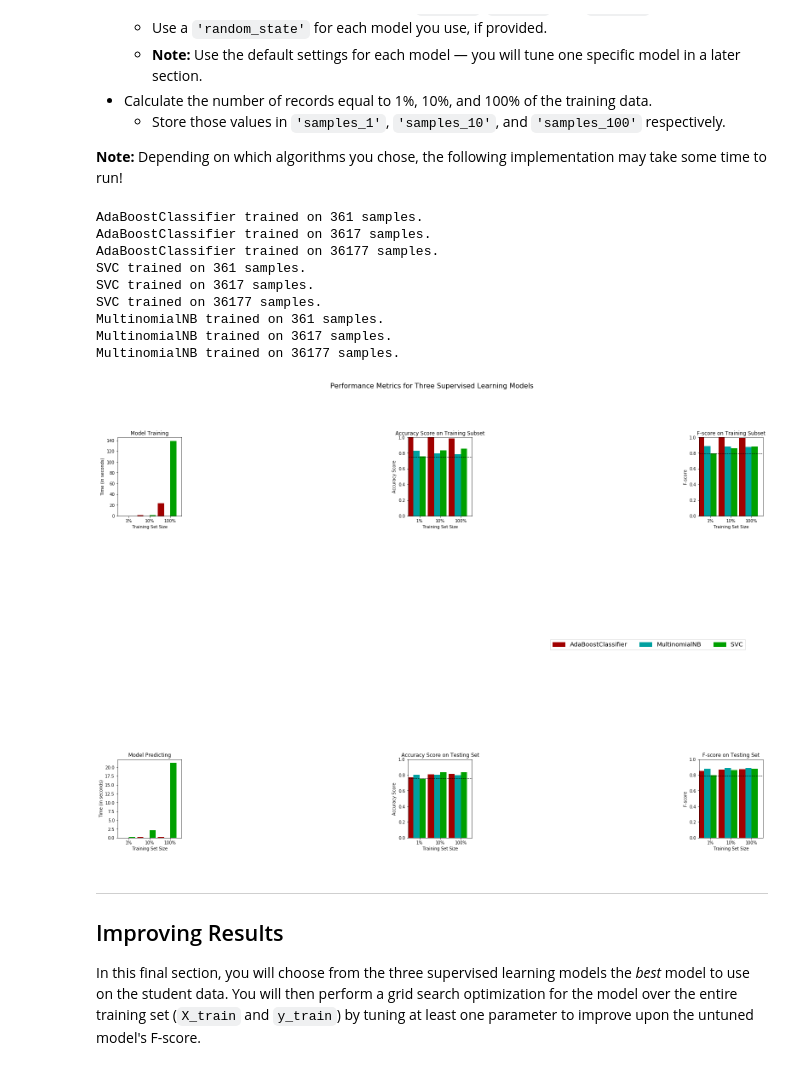
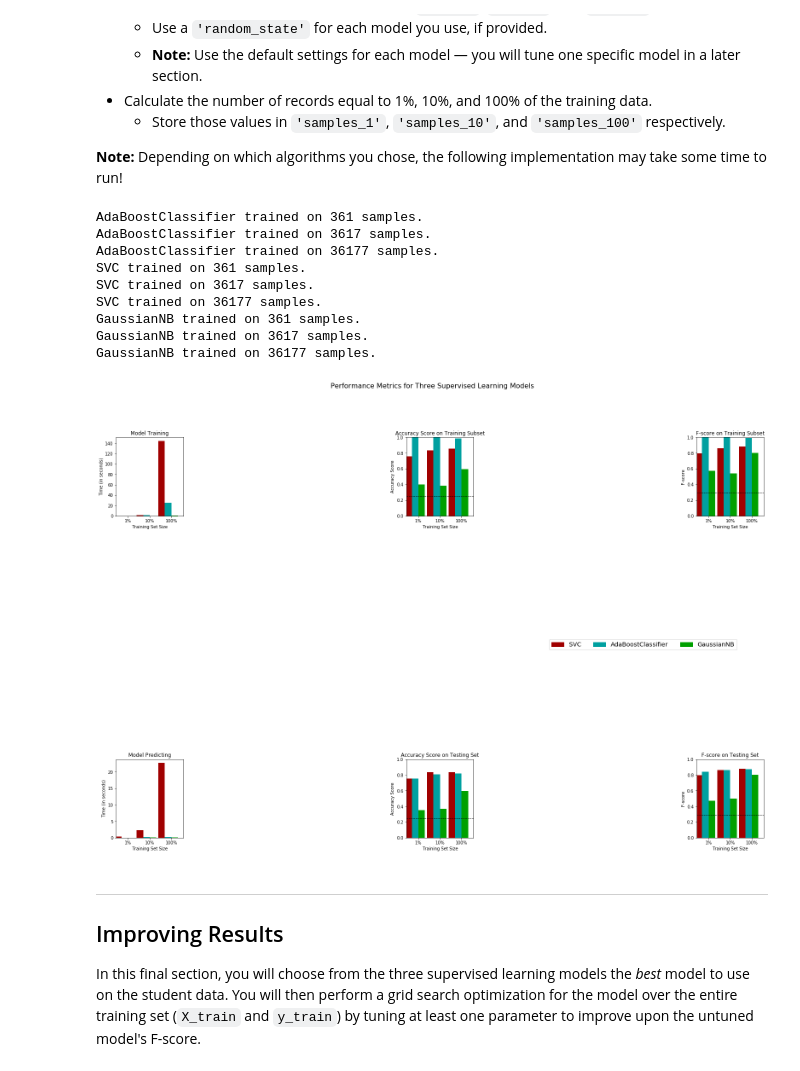
Before and after one commit to SGStrohkorb/Udacity-Other-Projects, a Jupyter notebook: projects/finding_donors/finding_donors.ipynb, the cells around one changed output. Cells and saved outputs as stored; diff of their text form; code cells hidden in the pictures.

```diff
--- a/projects/finding_donors/finding_donors.ipynb
+++ b/projects/finding_donors/finding_donors.ipynb
@@ -54,13 +54,13 @@ A cursory investigation of the dataset will determine how many individuals fit i
 n_records = data.shape[0]
 
 # TODO: Number of records where individual's income is more than $50,000
-n_greater_50k = sum(map(lambda x: 1 if x=='<=50K' else 0, data['income']))
+n_greater_50k = sum(map(lambda x: 1 if x=='>50K' else 0, data['income']))
 
 # TODO: Number of records where individual's income is at most $50,000
-n_at_most_50k = sum(map(lambda x: 1 if x=='>50K' else 0, data['income']))
+n_at_most_50k = sum(map(lambda x: 1 if x=='<=50K' else 0, data['income']))
 
 # TODO: Percentage of individuals whose income is more than $50,000
-greater_percent = n_greater_50k/n_records
+greater_percent = n_greater_50k/n_records*100
 
 # Print the results
 print("Total number of records: {}".format(n_records))
@@ -365,43 +365,43 @@ In the code cell, you will need to implement the following:
 from sklearn.ensemble import AdaBoostClassifier
 from sklearn.tree import DecisionTreeClassifier
 from sklearn.svm import SVC
-from sklearn.naive_bayes import MultinomialNB
+from sklearn.naive_bayes import GaussianNB
 
 # TODO: Initialize the three models
-clf_A = AdaBoostClassifier(base_estimator = DecisionTreeClassifier())
-clf_B = SVC()
-clf_C = MultinomialNB()
+clf_A = AdaBoostClassifier(base_estimator = DecisionTreeClassifier(random_state=72), random_state=72)
+clf_B = SVC(random_state=72)
+clf_C = GaussianNB() #random_state is not a parameter of this function; link: http://scikit-learn.org/stable/modules/generated/sklearn.naive_bayes.GaussianNB.html
 
 # TODO: Calculate the number of samples for 1%, 10%, and 100% of the training data
 # HINT: samples_100 is the entire training set i.e. len(y_train)
 # HINT: samples_10 is 10% of samples_100 (ensure to set the count of the values to be `int` and not `float`)
 # HINT: samples_1 is 1% of samples_100 (ensure to set the count of the values to be `int` and not `float`)
 samples_100 = len(y_train)
 samples_10 = int(len(y_train)*0.1)
 samples_1 = int(len(y_train)*0.01)
 
 # Collect results on the learners
 results = {}
 for clf in [clf_A, clf_B, clf_C]:
     clf_name = clf.__class__.__name__
     results[clf_name] = {}
     for i, samples in enumerate([samples_1, samples_10, samples_100]):
         results[clf_name][i] = \
         train_predict(clf, samples, X_train, y_train, X_test, y_test)
 
 # Run metrics visualization for the three supervised learning models chosen
 vs.evaluate(results, accuracy, fscore)
 # %% [output]
 AdaBoostClassifier trained on 361 samples.
 AdaBoostClassifier trained on 3617 samples.
 AdaBoostClassifier trained on 36177 samples.
 SVC trained on 361 samples.
 SVC trained on 3617 samples.
 SVC trained on 36177 samples.
-MultinomialNB trained on 361 samples.
-MultinomialNB trained on 3617 samples.
-MultinomialNB trained on 36177 samples.
+GaussianNB trained on 361 samples.
+GaussianNB trained on 3617 samples.
+GaussianNB trained on 36177 samples.
-[figure, old version]
+[figure, new version]
 # %% [markdown]
 ----
 ## Improving Results
```
Also changed, not shown: parts of 9 cells of this notebook, 1 other file.
